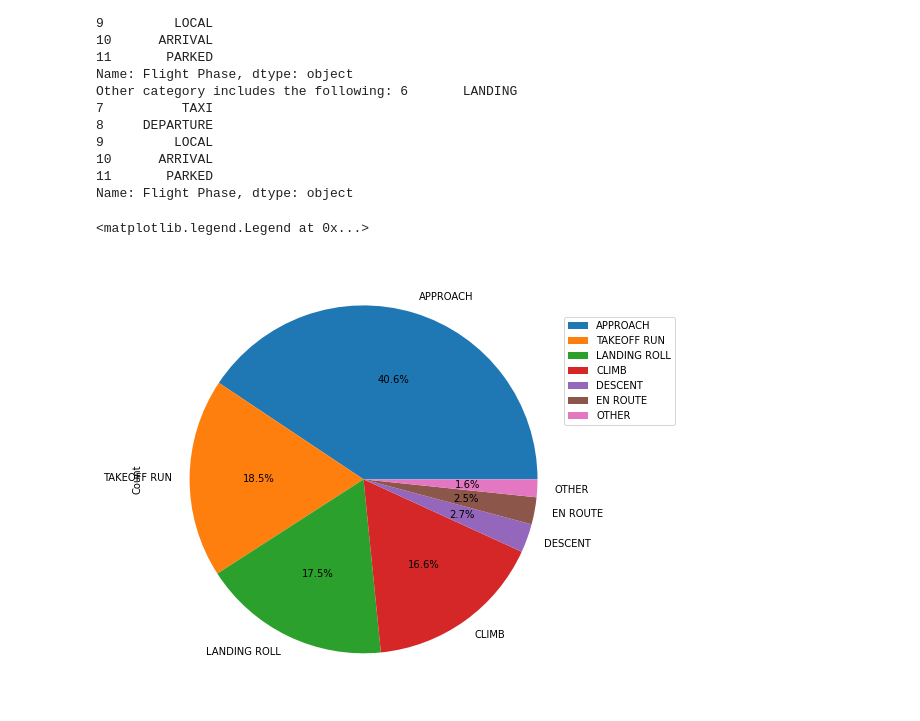
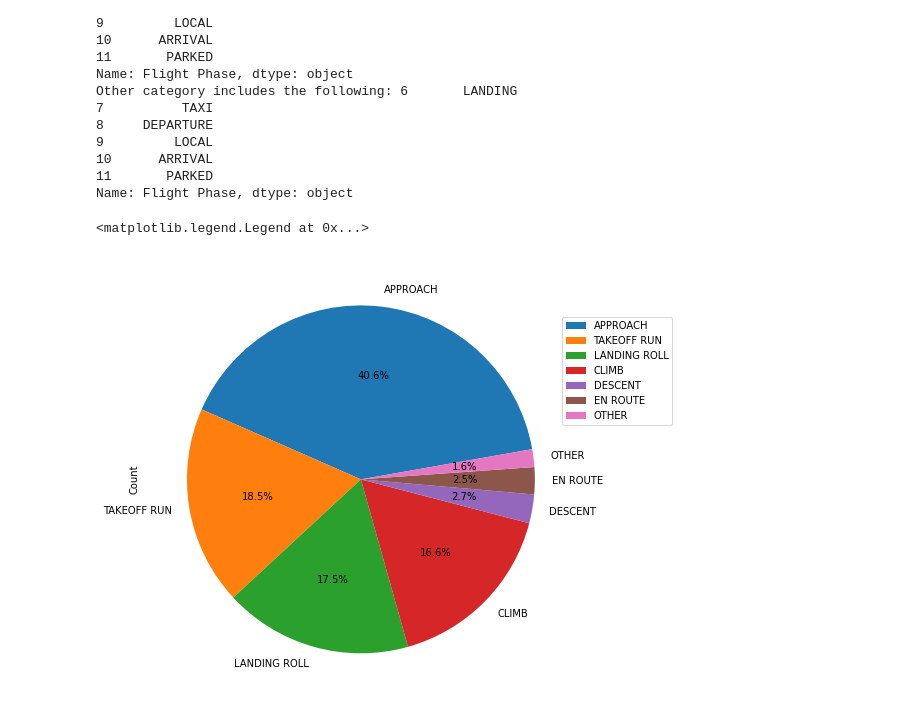
Before and after one commit to jagnoor/Aircraft-Wildlife-Strikes, a Jupyter notebook: planeVsBird_2.ipynb, the cells around one changed output. Drawn from its saved outputs; the diff is of its cells as text; code cells hidden in the pictures.

```diff
--- a/planeVsBird_2.ipynb
+++ b/planeVsBird_2.ipynb
@@ -197,10 +204,10 @@ Name: Flight Phase, dtype: object
 # %%
 #plot data
 pieLabels = flightphase["Flight Phase"][0:7]
-
-pies = flightphase[0:7].plot.pie(y="Count",figsize=[10, 8],labels=pieLabels,autopct='%1.1f%%')
+#todo get the "count" out of there.
+pies = flightphase[0:7].plot.pie(y="Count",figsize=[10, 8],labels=pieLabels,autopct='%1.1f%%',startangle=10)
 pies.set_aspect('equal')
 pies.legend(loc='center left', bbox_to_anchor=(.95, .75)) #move legend off the pie
 # %% [output]
 <matplotlib.legend.Legend at 0x...>
-[figure, old version]
+[figure, new version]
```
Also changed, not shown: parts of 6 cells of this notebook.
